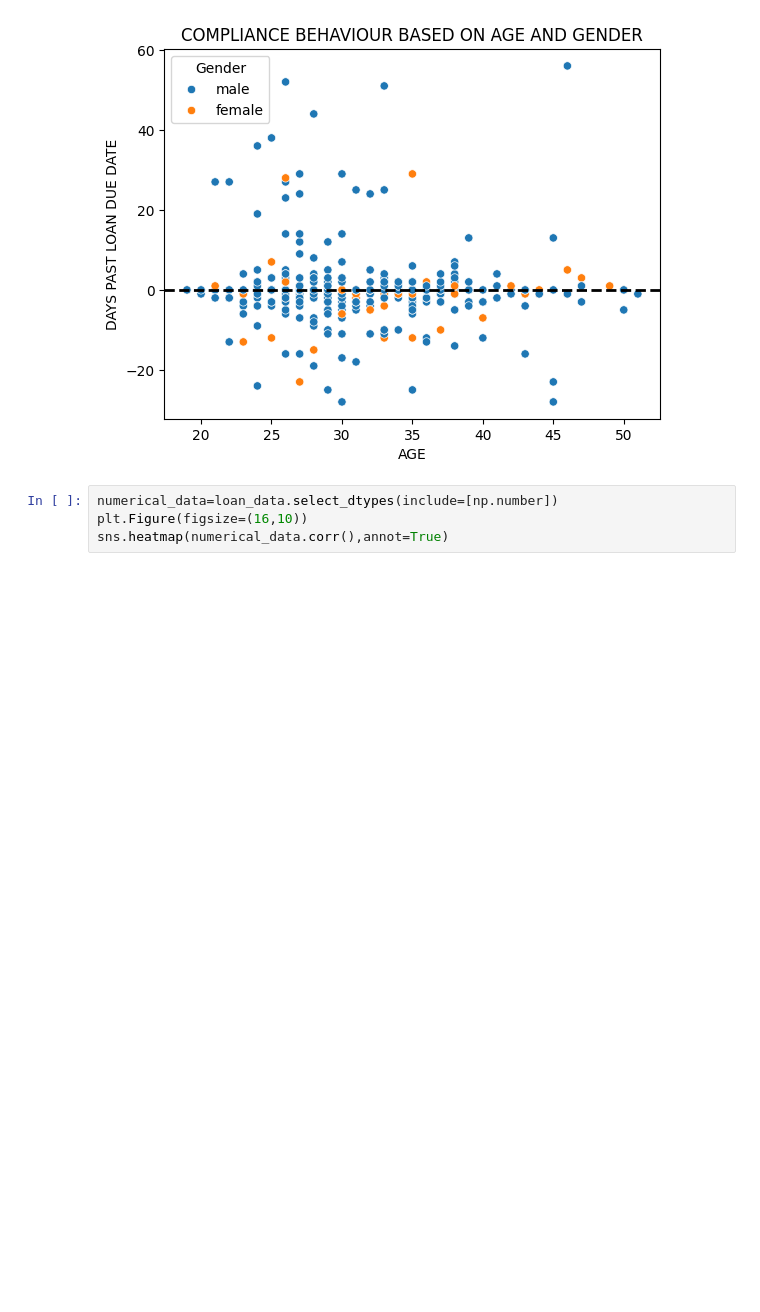
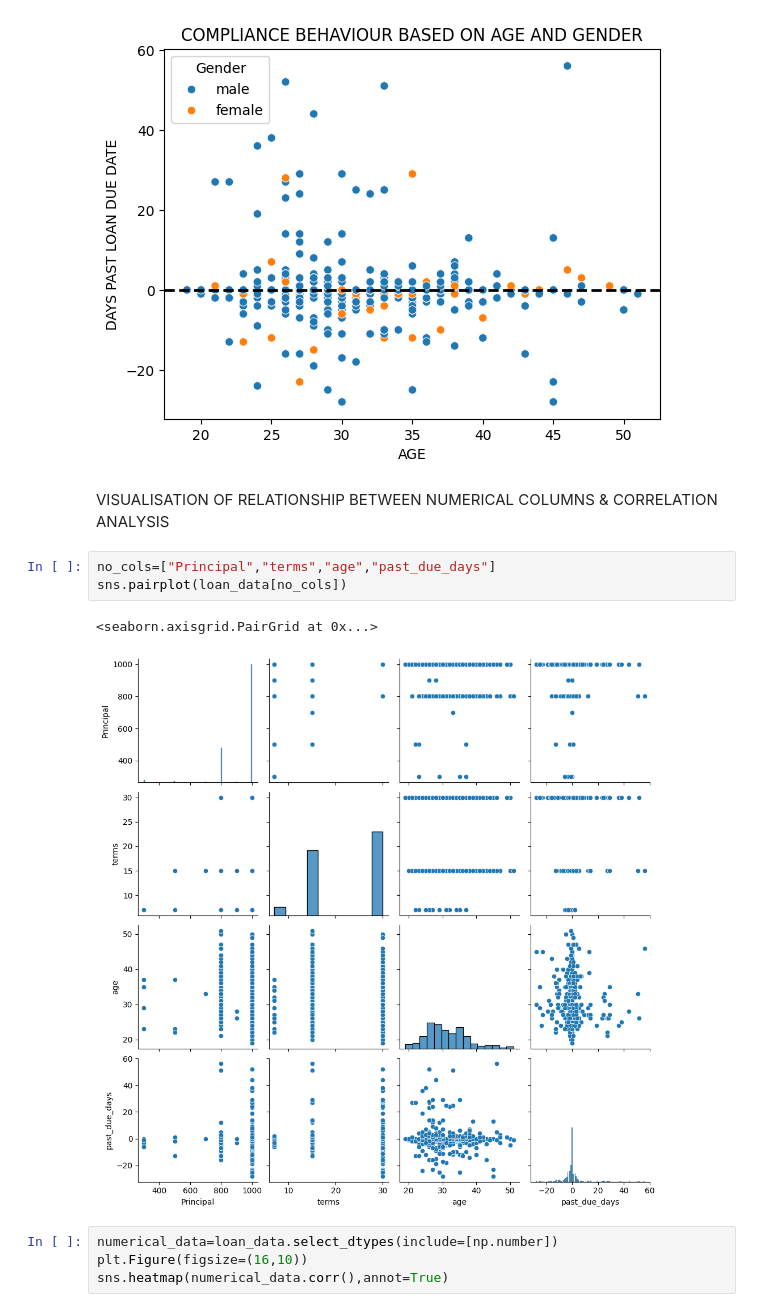
Before and after one commit to ZuenaKiezy/LOAN-REPAYMENT-ANALYSIS-AND-PREDICTION, a Jupyter notebook: LOAN DATA ANALYSIS.ipynb, the cells around one changed output. Drawn from its saved outputs; the diff is of its cells as text; blank space fills up the shorter version.

```diff
--- a/LOAN DATA ANALYSIS.ipynb
+++ b/LOAN DATA ANALYSIS.ipynb
@@ -287,6 +289,14 @@ plt.axhline(y=0, linewidth=2, color="k", linestyle='--')
 plt.show()
 # %% [output]
 [figure]
+# %% [markdown]
+VISUALISATION OF RELATIONSHIP BETWEEN NUMERICAL COLUMNS & CORRELATION ANALYSIS
+# %%
+no_cols=["Principal","terms","age","past_due_days"]
+sns.pairplot(loan_data[no_cols])
+# %% [output]
+<seaborn.axisgrid.PairGrid at 0x...>
+[figure, added]
 # %%
 numerical_data=loan_data.select_dtypes(include=[np.number])
 plt.Figure(figsize=(16,10))
```
Also changed, not shown: parts of 18 cells of this notebook.
